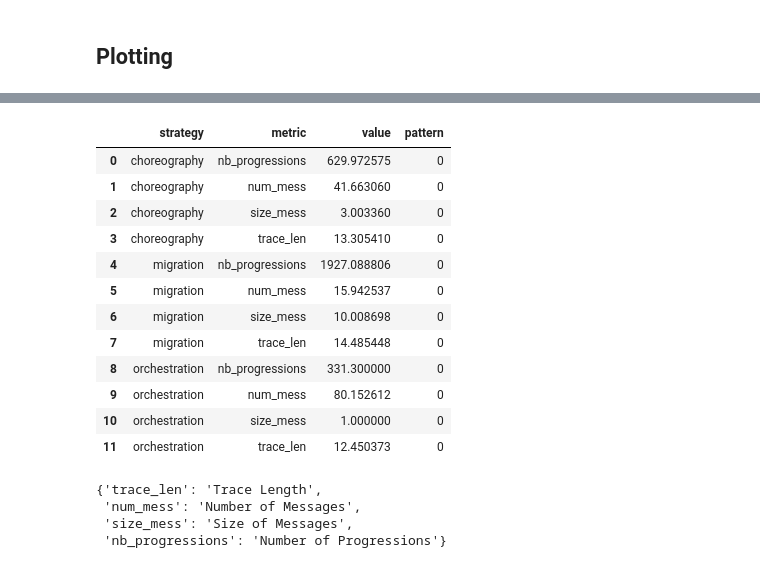
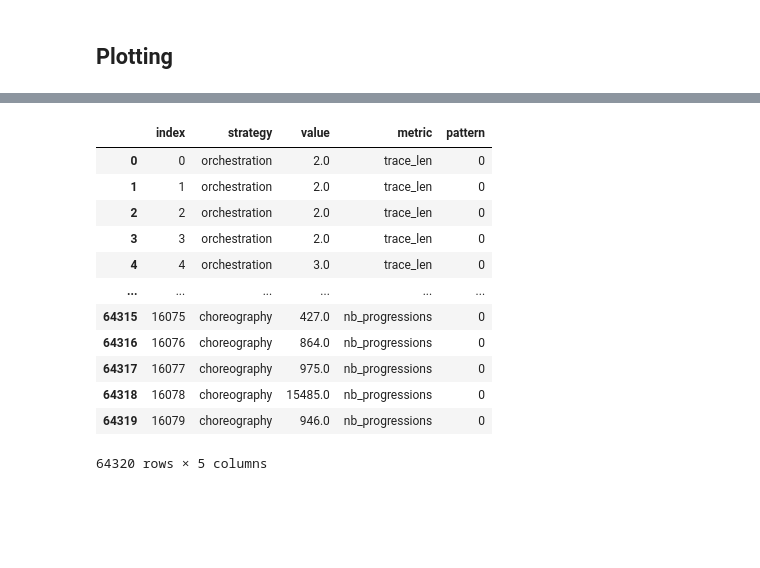
Before and after one commit to ennioVisco/predicting-decentmon, a Jupyter notebook: full_data_7.ipynb, the cells around one changed output, grey strips where cells are left out. Cells and saved outputs as stored; diff of their text form; code cells hidden in the pictures; blank space fills up the shorter version.

Commit message:
updated pattern plotting

```diff
--- a/full_data_7.ipynb
+++ b/full_data_7.ipynb
@@ -131,36 +99,30 @@ for i in patterns:
 # %%
 def add_column(df: pd.DataFrame, column: str, value: any) -> pd.DataFrame:
     df[column] = value
     return df
 
 merged_metrics_dfp = [merged_metrics_df[i].copy() for i in patterns]
-merged_metrics_dfp = [add_column(merged_metrics_dfp[i].groupby(['strategy', 'metric']).mean(), 'pattern', i) for i in patterns]
+# merged_metrics_dfp = [add_column(merged_metrics_dfp[i].groupby(['strategy', 'metric']).mean(), 'pattern', i) for i in patterns]
+merged_metrics_dfp = [add_column(merged_metrics_dfp[i], 'pattern', i) for i in patterns]
 [merged_metrics_dfp[i].drop(['formula_id'], axis=1, inplace=True) for i in patterns]
 merged_metrics_dfp = [pd.DataFrame(merged_metrics_dfp[i]).reset_index() for i in patterns]
 merged_metrics_dfp[0]
 # %% [output]
-|  | strategy | metric | value | pattern |
-| 0 | choreography | nb_progressions | 629.972575 | 0 |
-| 1 | choreography | num_mess | 41.663060 | 0 |
-| 2 | choreography | size_mess | 3.003360 | 0 |
-| 3 | choreography | trace_len | 13.305410 | 0 |
-| 4 | migration | nb_progressions | 1927.088806 | 0 |
-| 5 | migration | num_mess | 15.942537 | 0 |
-| 6 | migration | size_mess | 10.008698 | 0 |
-| 7 | migration | trace_len | 14.485448 | 0 |
-| 8 | orchestration | nb_progressions | 331.300000 | 0 |
-| 9 | orchestration | num_mess | 80.152612 | 0 |
-| 10 | orchestration | size_mess | 1.000000 | 0 |
-| 11 | orchestration | trace_len | 12.450373 | 0 |
+|  | index | strategy | value | metric | pattern |
+| 0 | 0 | orchestration | 2.0 | trace_len | 0 |
+| 1 | 1 | orchestration | 2.0 | trace_len | 0 |
+| 2 | 2 | orchestration | 2.0 | trace_len | 0 |
+| 3 | 3 | orchestration | 2.0 | trace_len | 0 |
+| 4 | 4 | orchestration | 3.0 | trace_len | 0 |
+| ... | ... | ... | ... | ... | ... |
+| 64315 | 16075 | choreography | 427.0 | nb_progressions | 0 |
+| 64316 | 16076 | choreography | 864.0 | nb_progressions | 0 |
+| 64317 | 16077 | choreography | 975.0 | nb_progressions | 0 |
+| 64318 | 16078 | choreography | 15485.0 | nb_progressions | 0 |
+| 64319 | 16079 | choreography | 946.0 | nb_progressions | 0 |
+64320 rows × 5 columns
 # %%
 # for i in patterns:
 #     grid_plot = plot_grid_barplots(merged_metrics_df[i], grid_cell_field= 'metric',
 #               y_axis = 'value', x_axis = 'strategy',
 #               order = ['orchestration', 'migration', 'choreography'])
-# %%
-METRICS
-# %% [output]
-{'trace_len': 'Trace Length',
- 'num_mess': 'Number of Messages',
- 'size_mess': 'Size of Messages',
- 'nb_progressions': 'Number of Progressions'}
```
Also changed, not shown: parts of 14 cells of this notebook, 5 other files.
